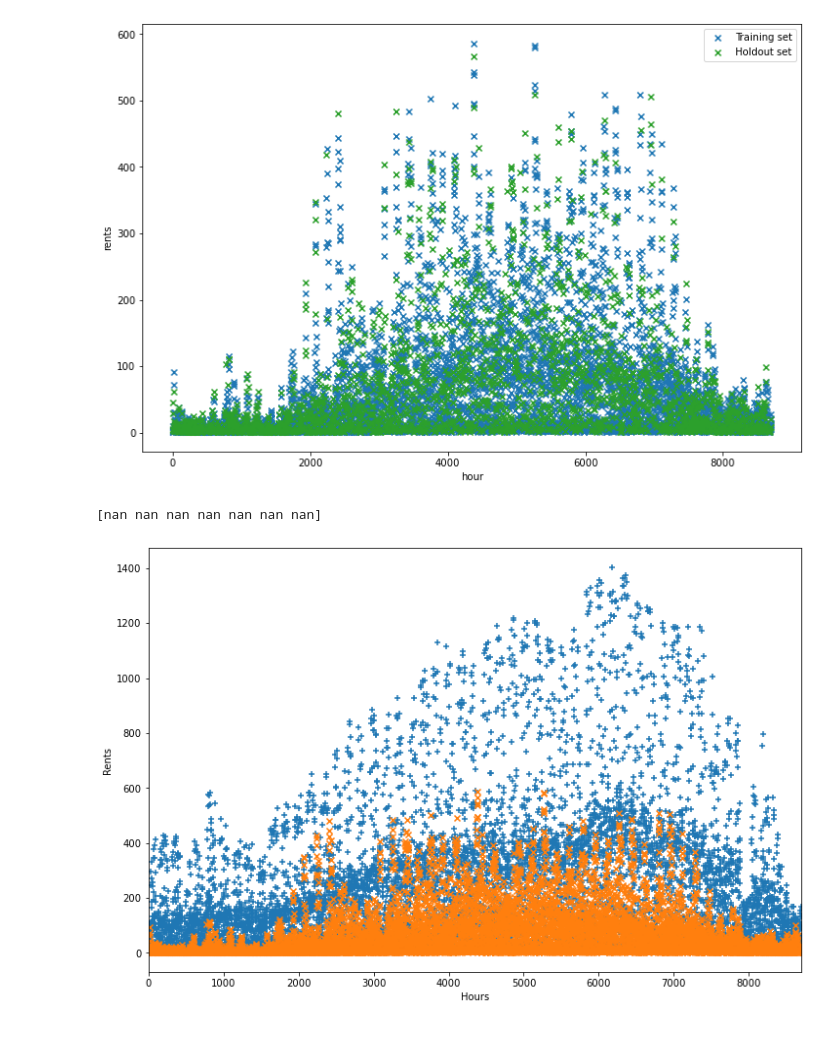
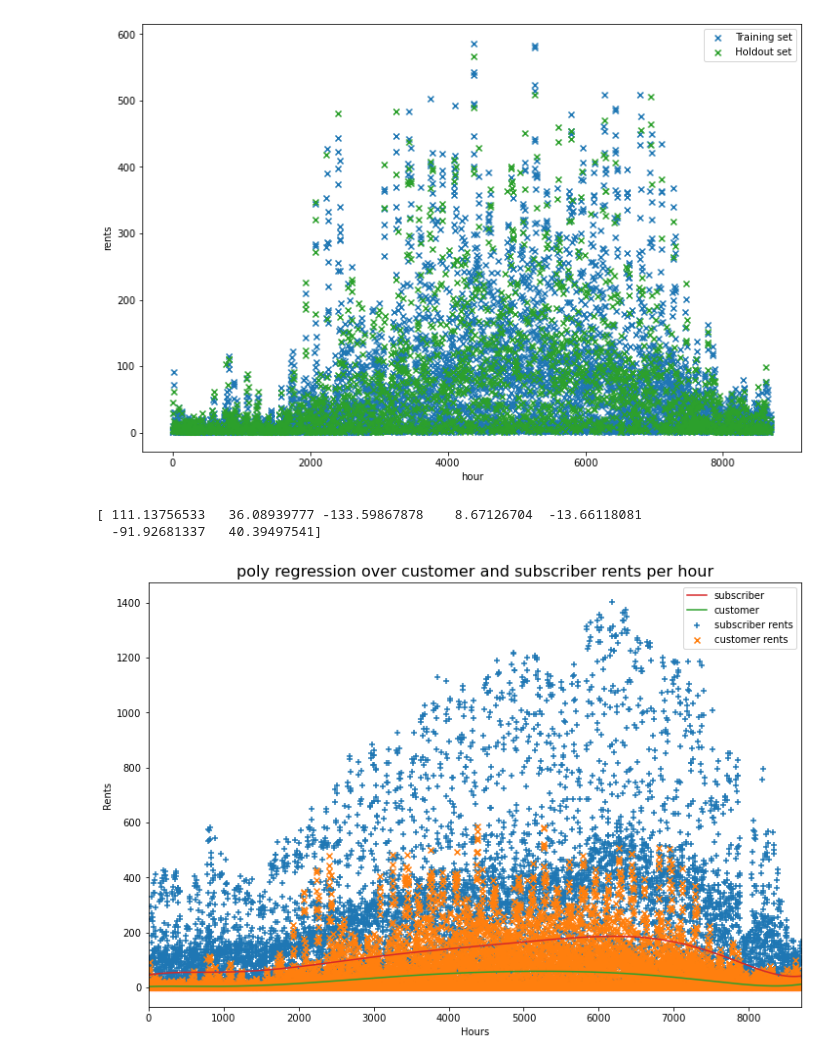
Before and after one commit to smolinde/DATAMiners, a Jupyter notebook: Datenaufbereitung/Leon/PolyRegCustomerSubscriber.ipynb, the cells around one changed output. Saved outputs shown, nothing was run; the diff lists cells and outputs as text; code cells hidden in the pictures.

```diff
--- a/Datenaufbereitung/Leon/PolyRegCustomerSubscriber.ipynb
+++ b/Datenaufbereitung/Leon/PolyRegCustomerSubscriber.ipynb
@@ -32,0 +18,4 @@ DS_Poly
+# %%
+DS_Poly["s_rent"]=DS_Poly["s_rent"].fillna(0)
+DS_Poly["c_rent"]=DS_Poly["c_rent"].fillna(0)
+DS_Poly
@@ -149,8 +154,8 @@ plt.show()
 # %% [output]
 [figure]
 # %%
-x = DS_Poly["count_x"].values
-y = DS_Poly["s_rent"].values
+x1 = DS_Poly["count_x"].values
+y1 = DS_Poly["s_rent"].values
 x2 = DS_Poly["count_x"].values
 y2 = DS_Poly["c_rent"].values
 d = 7
@@ -176,34 +181,37 @@ x2s = 2*(x2 - min_x2)/(max_x2 - min_x2)-1  # standardize to range [-1,1]
 X2 = np.array([x2s**i for i in range(d,-1,-1)]).T
 
     # Implement polynomial regression using least squares (we use the nomal equations as derived in the lecture)
 theta = np.linalg.solve(X2.T @ X2, X2.T @ y2)
 xt20 = np.linspace(min_x2-1, max_x2+1, 400)
 
     # create scaled test dataset
 x2t = 2* (xt20 - min_x2)/(max_x2 - min_x2) -1
 X2t = np.array([x2t**i for i in range(d,-1,-1)]).T
 y2t = X2t @ theta
     # Plot results
 
 
 plt.figure(figsize = (12,8))
 plt.scatter(x1, y1, marker="+")
 ylim = plt.ylim()
-plt.plot(xt10, y1t, 'C1')
+plt.plot(xt10, y1t, 'C3')
 plt.xlabel("Hours")
 plt.ylabel("Rents")
 plt.xlim([min_x1-2, max_x1+2])
 plt.ylim(ylim)
 
 plt.scatter(x2, y2, marker="x")
 ylim = plt.ylim()
-plt.plot(xt20, y2t, 'C1')
+plt.plot(xt20, y2t, 'C2')
 plt.xlabel("Hours")
 plt.ylabel("Rents")
 plt.xlim([min_x2-2, max_x2+2])
 plt.ylim(ylim)
 
+plt.legend(["subscriber", "customer", "subscriber rents", "customer rents"])
+plt.title("poly regression over customer and subscriber rents per hour", fontsize=16)
 print(theta[:7]) # prints first 3 thetas
 # %% [output]
-[nan nan nan nan nan nan nan]
+[ 111.13756533   36.08939777 -133.59867878    8.67126704  -13.66118081
+  -91.92681337   40.39497541]
-[figure, old version]
+[figure, new version]
```
Also changed, not shown: parts of 5 cells of this notebook.
